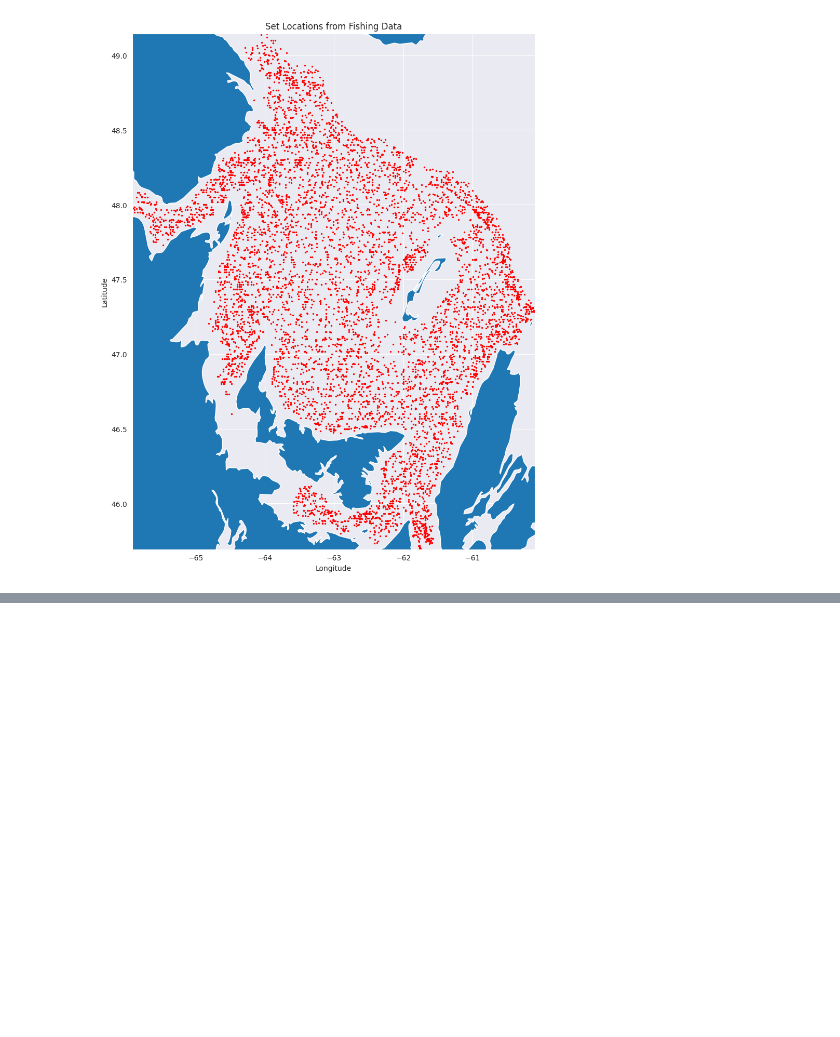
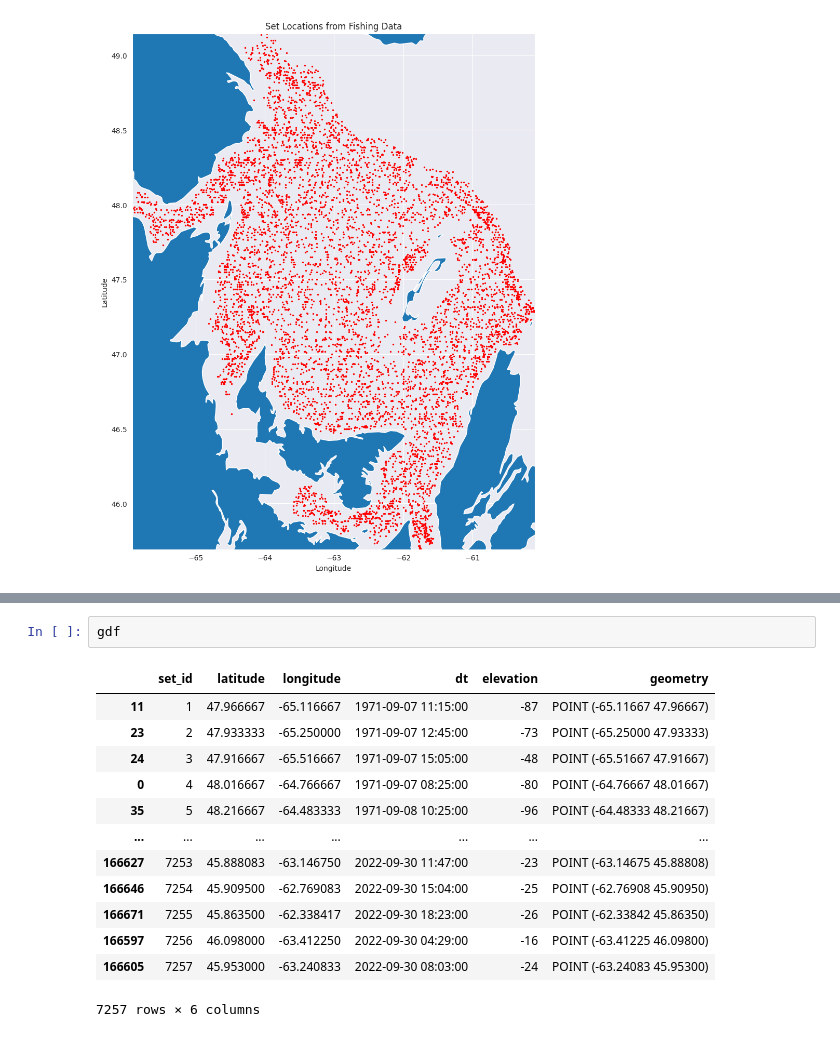
Before and after one commit to davjfish/WatspeedStatsGroupProject, a Jupyter notebook: analysis/Initial_Exploration_of_Data.ipynb, the cells around one changed output, grey strips where cells are left out. Drawn from its saved outputs; the diff is of its cells as text; blank space fills up the shorter version.

```diff
--- a/analysis/Initial_Exploration_of_Data.ipynb
+++ b/analysis/Initial_Exploration_of_Data.ipynb
@@ -451,0 +506,16 @@ KeyError: 'setId'
+# %%
+gdf
+# %% [output]
+|  | set_id | latitude | longitude | dt | elevation | geometry |
+| 11 | 1 | 47.966667 | -65.116667 | 1971-09-07 11:15:00 | -87 | POINT (-65.11667 47.96667) |
+| 23 | 2 | 47.933333 | -65.250000 | 1971-09-07 12:45:00 | -73 | POINT (-65.25000 47.93333) |
+| 24 | 3 | 47.916667 | -65.516667 | 1971-09-07 15:05:00 | -48 | POINT (-65.51667 47.91667) |
+| 0 | 4 | 48.016667 | -64.766667 | 1971-09-07 08:25:00 | -80 | POINT (-64.76667 48.01667) |
+| 35 | 5 | 48.216667 | -64.483333 | 1971-09-08 10:25:00 | -96 | POINT (-64.48333 48.21667) |
+| ... | ... | ... | ... | ... | ... | ... |
+| 166627 | 7253 | 45.888083 | -63.146750 | 2022-09-30 11:47:00 | -23 | POINT (-63.14675 45.88808) |
+| 166646 | 7254 | 45.909500 | -62.769083 | 2022-09-30 15:04:00 | -25 | POINT (-62.76908 45.90950) |
+| 166671 | 7255 | 45.863500 | -62.338417 | 2022-09-30 18:23:00 | -26 | POINT (-62.33842 45.86350) |
+| 166597 | 7256 | 46.098000 | -63.412250 | 2022-09-30 04:29:00 | -16 | POINT (-63.41225 46.09800) |
+| 166605 | 7257 | 45.953000 | -63.240833 | 2022-09-30 08:03:00 | -24 | POINT (-63.24083 45.95300) |
+7257 rows × 6 columns
```
Also changed, not shown: parts of 12 cells of this notebook.
